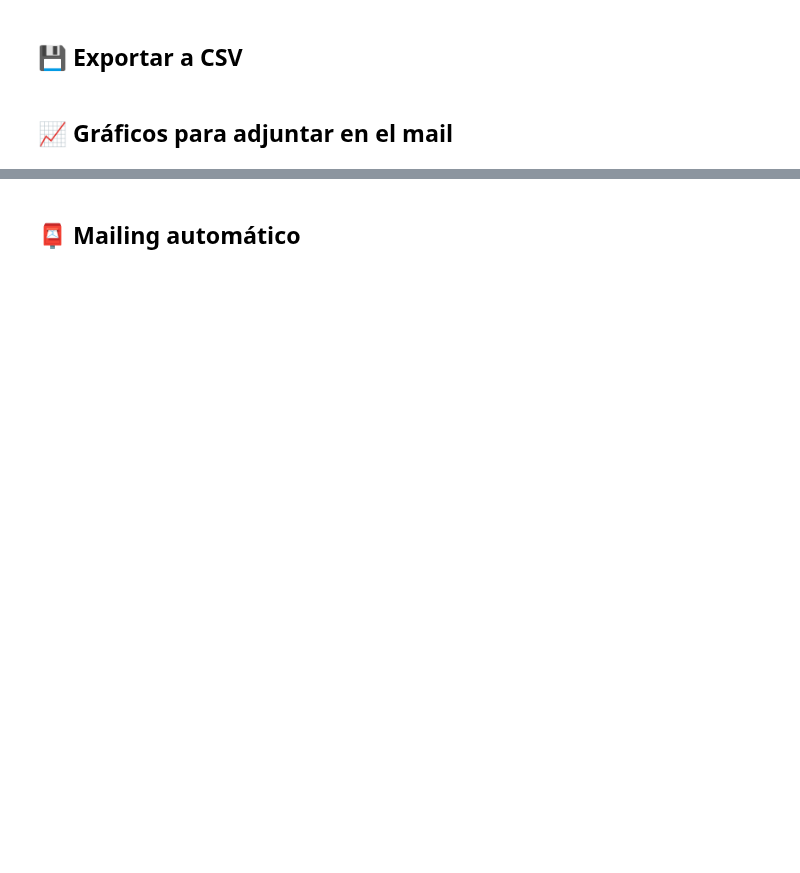
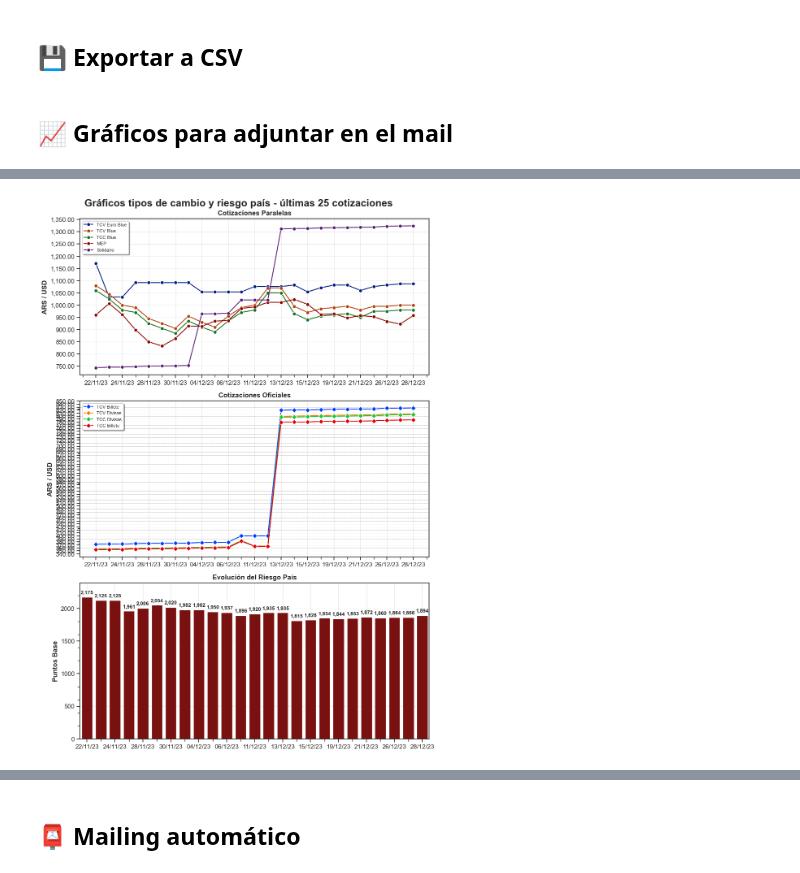
Before and after one commit to mauroemartinez/RPA-exchange-rate-scrapping-automatic-mailing, a Jupyter notebook: RPA_Tipos_de_Cambio_Mailing.ipynb, the cells around one changed output, grey strips where cells are left out. Cells and saved outputs as stored; diff of their text form; code cells hidden in the pictures; blank space fills up the shorter version.

```diff
--- a/RPA_Tipos_de_Cambio_Mailing.ipynb
+++ b/RPA_Tipos_de_Cambio_Mailing.ipynb
@@ -155,7 +173,6 @@ blue_tcv = driver.find_element(
 # - dt.timedelta(days=1) para restar un día
 dolar_hoy = pd.DataFrame(
     {"Fecha":dt.datetime.today(),
-     "Solidario":solidario.text,
      "TCC_Blue":blue_tcc.text,
      "TCV_Blue":blue_tcv.text},
     index=[0])
@@ -163,7 +180,6 @@ dolar_hoy = pd.DataFrame(
 dolar_hoy["Fecha"] = pd.to_datetime(dolar_hoy["Fecha"]).dt.strftime("%d/%m/%y")
 
 # Eliminación de $
-dolar_hoy.Solidario = dolar_hoy.Solidario.apply(eliminar_peso)
 dolar_hoy.TCC_Blue = dolar_hoy.TCC_Blue.apply(eliminar_peso)
 dolar_hoy.TCV_Blue = dolar_hoy.TCV_Blue.apply(eliminar_peso)
 
@@ -208,6 +227,10 @@ bna_divisas = pd.DataFrame(
 
 bna = pd.concat([bna,bna_divisas], axis = 1)
 
+#Agregar dólar solidario según impuestos
+impuestos_solidario = 0.6
+bna["Solidario"] = bna.TCV_Billete * ( 1 + impuestos_solidario )
+
 display(bna)
 
 driver.close()
@@ -336,5 +417,5 @@ inflacion_df
 # %%
 #nueva fila final con todos los datos tomados
-fila_nueva = [dolar_hoy, ambito, bna, euro, tasas]
+fila_nueva = [dolar_hoy, bna, ambito, euro, tasas]
 fila_nueva = pd.concat(fila_nueva, axis=1)
 fila_nueva
@@ -401,15 +513,15 @@ ax0_palette = sns.color_palette("dark")
 
 ax0_columns = [
     "TCV_Euro",
+    "TCV_Blue",
     "TCC_Blue",
-    "TCV_Blue",
     "TCV_MEP",
     "Solidario"
 ]
 ax0_labels = [
     "TCV Euro Blue",
+    "TCV Blue",
     "TCC Blue",
-    "TCV Blue",
     "MEP",
     "Solidario"
 ]
@@ -441,16 +553,16 @@ for i, column in enumerate(ax0_columns):
 # Gráfico de cotizaciones oficiales
 ax1_palette = sns.color_palette("bright")
 ax1_columns = [
+    "TCV_Billete",
+    "TCV_Divisas",
     "TCC_Divisas",
-    "TCV_Divisas",
-    "TCC_Billete",
-    "TCV_Billete"
+    "TCC_Billete"
 ]
 ax1_labels = [
+    "TCV Billete",
+    "TCV Divisas",
     "TCC Divisas",
-    "TCV Divisas",
-    "TCC Billete",
-    "TCV Billete"
+    "TCC Billete"
 ]
 for i, column in enumerate(ax1_columns):
     sns.lineplot(
@@ -499,39 +611,41 @@ for i in range(2):
 # Títulos y ticks eje Y
 y_labels = ["ARS / USD", "ARS / USD", "Puntos Base"]
 y_major_locators = [
-    MultipleLocator(20),
-    MultipleLocator(5),
+    MultipleLocator(50),
+    MultipleLocator(10),
     MultipleLocator(500)
 ]
 y_minor_locators = [
-    MultipleLocator(5),
-    MultipleLocator(1),
-    MultipleLocator(100)
+    MultipleLocator(250),
+    MultipleLocator(25),
+    MultipleLocator(200)
 ]
 for i in range(3):
     ax[i].set_ylabel(
         y_labels[i],
         fontsize = 12,
         fontweight="bold"
     )
     ax[i].yaxis.set_major_locator(y_major_locators[i])
     ax[i].yaxis.set_minor_locator(y_minor_locators[i])
 
 # Límites eje Y
 ax[2].set_ylim([0, data.tail(cotizaciones_a_mostrar).riesgo_pais.max() * 1.1])
 
 # Le damos estilo al grid del fondo
 grid_estilo = {"color": "silver", "linestyle": "--", "linewidth": 0.5}
 for axis in ax:
     axis.grid(**grid_estilo)
 
 ax[0].legend(prop={'size': 8}, shadow=True)
 ax[1].legend(prop={'size': 8}, shadow=True)
 
 # Guardamos el gráfico como imagen .jpg para enviarla por mail
 fig.tight_layout(pad=1)
 graficos_jpg = "Gráficos Tipos de Cambios y Riesgo País.jpg"
 plt.savefig(graficos_jpg)
+# %% [output]
+[figure, added]
 # %%
 # Crear un subplot con tres gráficos verticales
 fig, axes = plt.subplots(3, 1, figsize=(10, 14), sharex=True)
```
Also changed, not shown: parts of 20 cells of this notebook.
